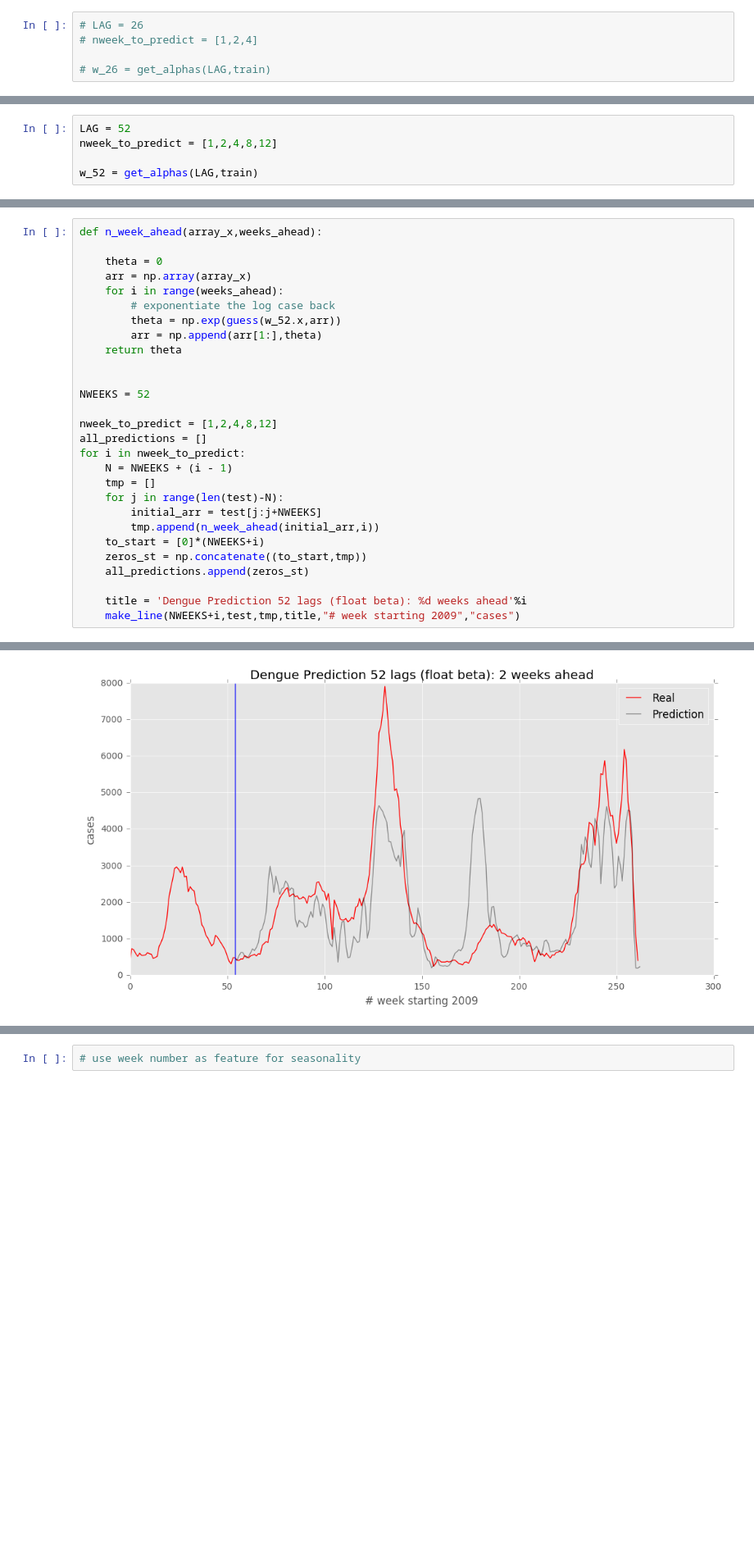
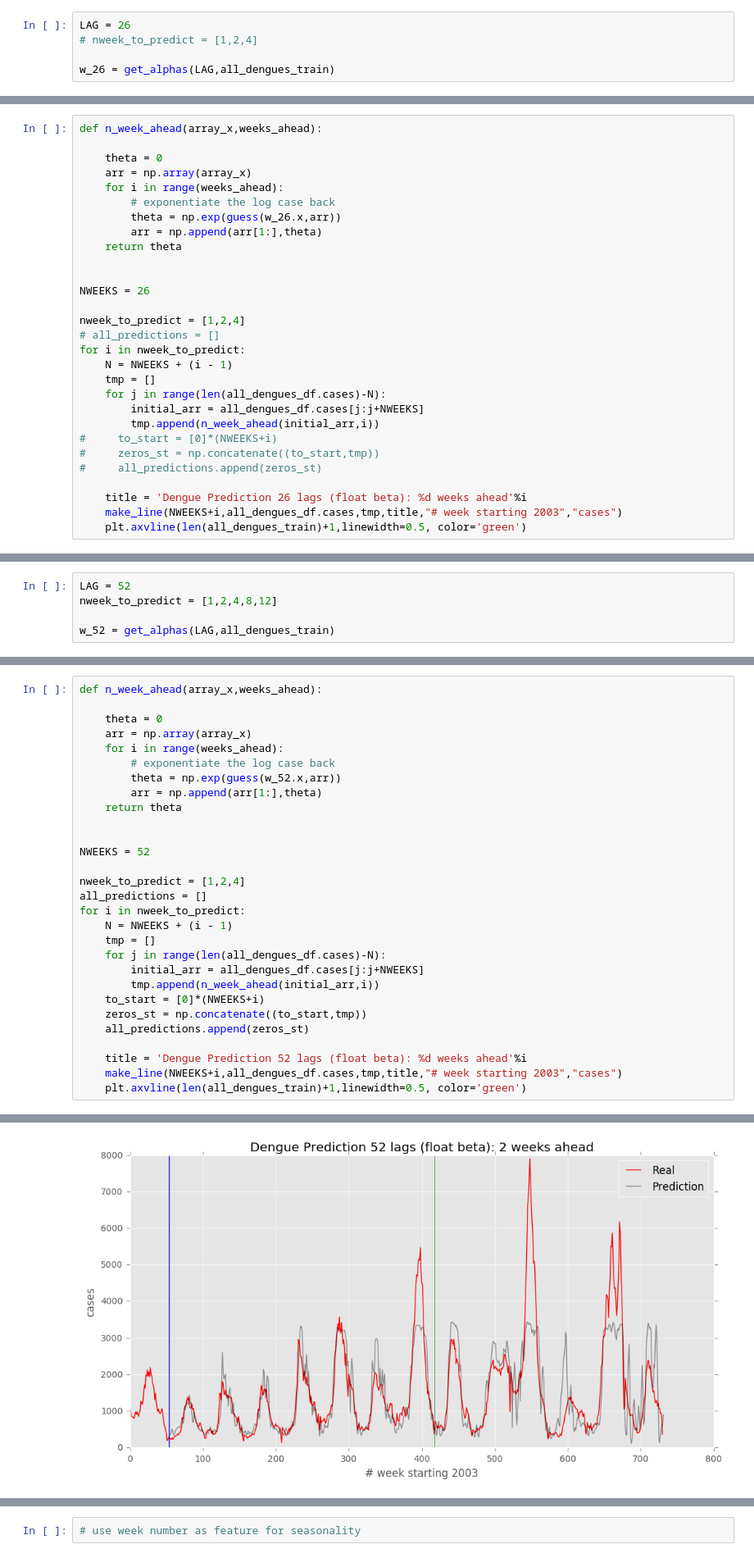
Before and after one commit to johnnycs/dengue-prediction, a Jupyter notebook: Logistic function with floating beta In place of fixed population.ipynb, the cells around one changed output, grey strips where cells are left out. Shown at 82% size. Drawn from its saved outputs; the diff is of its cells as text; blank space fills up the shorter version.

```diff
--- a/Logistic function with floating beta In place of fixed population.ipynb
+++ b/Logistic function with floating beta In place of fixed population.ipynb
@@ -107,7 +124,7 @@ def make_n_prediction_lines(w,nweeks,nweek_to_predict,test):
         title = 'Dengue Prediction %d lags: %d weeks ahead'%(nweeks,i)
         make_line(NWEEKS+i,test,tmp,title,"# week starting 2009","cases")
 # %%
-# LAG = 26
+LAG = 26
 # nweek_to_predict = [1,2,4]
 
-# w_26 = get_alphas(LAG,train)
+w_26 = get_alphas(LAG,all_dengues_train)
@@ -119,0 +151,29 @@ def make_n_prediction_lines(w,nweeks,nweek_to_predict,test):
+# %%
+def n_week_ahead(array_x,weeks_ahead):
+
+    theta = 0
+    arr = np.array(array_x)
+    for i in range(weeks_ahead):
+        # exponentiate the log case back
+        theta = np.exp(guess(w_26.x,arr))
+        arr = np.append(arr[1:],theta)
+    return theta
+
+
+NWEEKS = 26
+
+nweek_to_predict = [1,2,4]
+# all_predictions = []
+for i in nweek_to_predict:
+    N = NWEEKS + (i - 1)
+    tmp = []
+    for j in range(len(all_dengues_df.cases)-N):
+        initial_arr = all_dengues_df.cases[j:j+NWEEKS]
+        tmp.append(n_week_ahead(initial_arr,i))
+#     to_start = [0]*(NWEEKS+i)
+#     zeros_st = np.concatenate((to_start,tmp))
+#     all_predictions.append(zeros_st)
+
+    title = 'Dengue Prediction 26 lags (float beta): %d weeks ahead'%i
+    make_line(NWEEKS+i,all_dengues_df.cases,tmp,title,"# week starting 2003","cases")
+    plt.axvline(len(all_dengues_train)+1,linewidth=0.5, color='green')
@@ -121,4 +185,4 @@ def make_n_prediction_lines(w,nweeks,nweek_to_predict,test):
 LAG = 52
 nweek_to_predict = [1,2,4,8,12]
 
-w_52 = get_alphas(LAG,train)
+w_52 = get_alphas(LAG,all_dengues_train)
@@ -138,18 +200,19 @@ def n_week_ahead(array_x,weeks_ahead):
 
 NWEEKS = 52
 
-nweek_to_predict = [1,2,4,8,12]
+nweek_to_predict = [1,2,4]
 all_predictions = []
 for i in nweek_to_predict:
     N = NWEEKS + (i - 1)
     tmp = []
-    for j in range(len(test)-N):
-        initial_arr = test[j:j+NWEEKS]
+    for j in range(len(all_dengues_df.cases)-N):
+        initial_arr = all_dengues_df.cases[j:j+NWEEKS]
         tmp.append(n_week_ahead(initial_arr,i))
     to_start = [0]*(NWEEKS+i)
     zeros_st = np.concatenate((to_start,tmp))
     all_predictions.append(zeros_st)
 
     title = 'Dengue Prediction 52 lags (float beta): %d weeks ahead'%i
-    make_line(NWEEKS+i,test,tmp,title,"# week starting 2009","cases")
+    make_line(NWEEKS+i,all_dengues_df.cases,tmp,title,"# week starting 2003","cases")
+    plt.axvline(len(all_dengues_train)+1,linewidth=0.5, color='green')
 # %% [output]
@@ -157 +220 @@ for i in nweek_to_predict:
-[figure, old version]
+[figure, new version]
```
Also changed, not shown: parts of 8 cells of this notebook, 8 other files.
